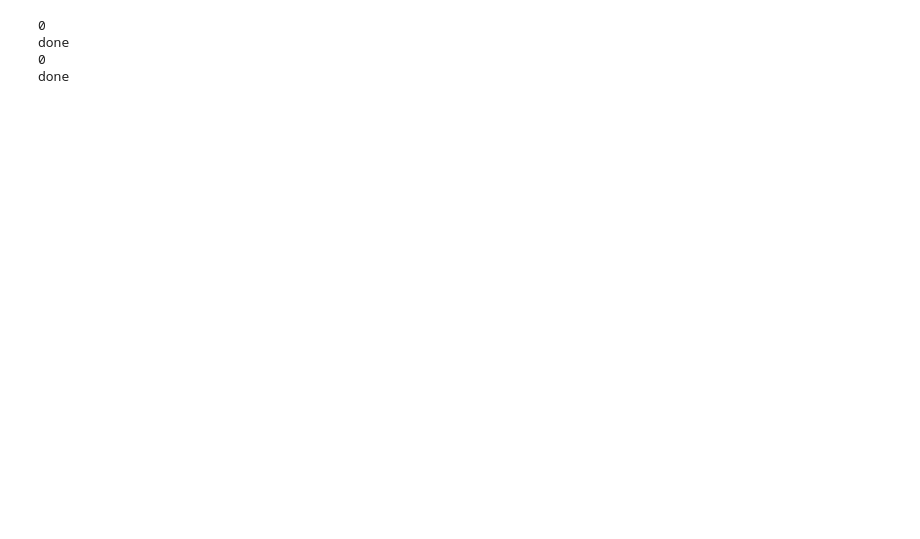
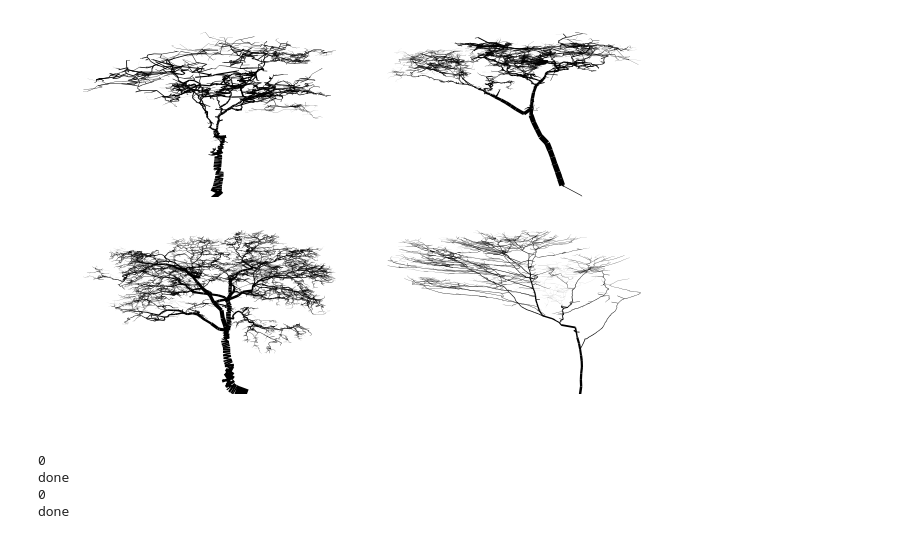
Before and after one commit to BonsaiNet/Actual-Tree, a Jupyter notebook: branchFeatures.ipynb, the cells around one changed output. Drawn from its saved outputs; the diff is of its cells as text; code cells hidden in the pictures; blank space fills up the shorter version.

```diff
--- a/branchFeatures.ipynb
+++ b/branchFeatures.ipynb
@@ -182,3 +193,13 @@ McNeuron.visualize.plot_2D(swcP[7653])
+# %%
+f,g = 2,2
+fig, axis = plt.subplots(f,g)
+fig.dpi=120
+McNeuron.visualize.plot_2D(trees['swc'][6], axis=(1,0,0), rotation=30, pass_ax=True, ax=axis[0,0], line_width=McNeuron.Neuron(trees['swc'][6]).diameter*10)
+McNeuron.visualize.plot_2D(trees['swc'][36], axis=(1,0,0), rotation=30, pass_ax=True, ax=axis[0,1], line_width=McNeuron.Neuron(trees['swc'][36]).diameter*10)
+McNeuron.visualize.plot_2D(trees['swc'][59], axis=(1,0,0), rotation=30, pass_ax=True, ax=axis[1,0], line_width=McNeuron.Neuron(trees['swc'][59]).diameter*10)
+McNeuron.visualize.plot_2D(trees['swc'][73], axis=(1,0,0), rotation=30, pass_ax=True, ax=axis[1,1], line_width=McNeuron.Neuron(trees['swc'][73]).diameter*10)
+# %% [output]
+[figure, added]
 # %%
 def getNeurons(swc, size, rand) :
     n = [0] * size
```
Also changed, not shown: parts of 25 cells of this notebook, 1 other file.
